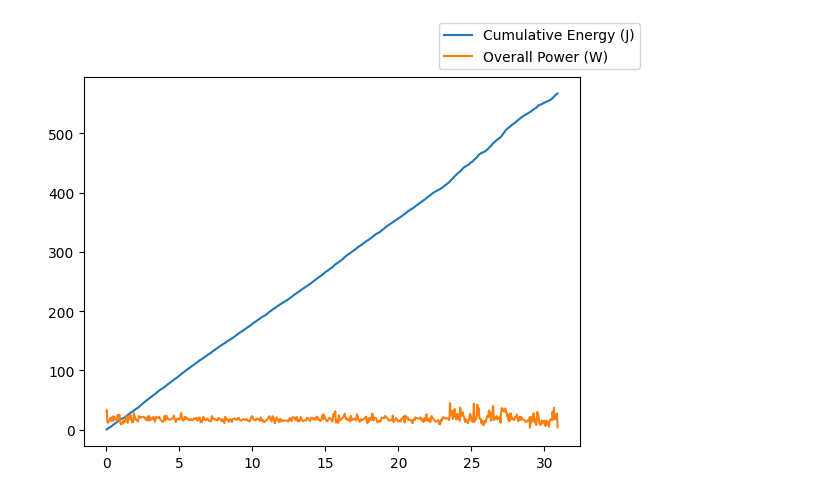
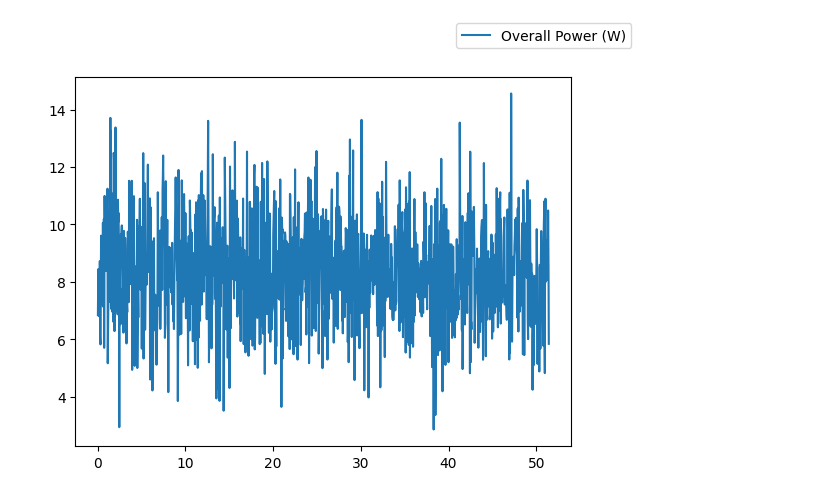
Before and after one commit to patrick-may/Energy-Efficiency-Profiler, a Jupyter notebook: analyze.ipynb, the cells around one changed output. Drawn from its saved outputs; the diff is of its cells as text; code cells hidden in the pictures.

```diff
--- a/analyze.ipynb
+++ b/analyze.ipynb
@@ -1,22 +1,22 @@
 # %%
 import polars as pl
 import matplotlib.pyplot as plt
 import csv
-data = "power-logs\PowerLog-2023-03-03 11-47-00.408197"
+data = "power-logs\PowerLog-2023-03-03 14-49-19.815169"
 
 df = pl.read_csv(data)
 
 df.with_columns([
     pl.col("System Time").str.strptime(pl.Time, fmt="%H:%M:%S:%f",strict=False).cast(pl.Time, strict=False),
 ])
 
 
 fig, ax = plt.subplots()
 
 timeline = df.select(pl.col("Elapsed Time (sec)"))
-ax.plot(timeline, df.select(pl.col("Cumulative Processor Energy_0(Joules)")), label="Cumulative Energy (J)")
+#ax.plot(timeline, df.select(pl.col("Cumulative Processor Energy_0(Joules)")), label="Cumulative Energy (J)")
 ax.plot(timeline, df.select(pl.col("Processor Power_0(Watt)")), label= "Overall Power (W)")
 fig.legend()
 fig.show()
 # %% [output]
-[figure, old version]
+[figure, new version]
```
Also changed, not shown: 3 other files.
